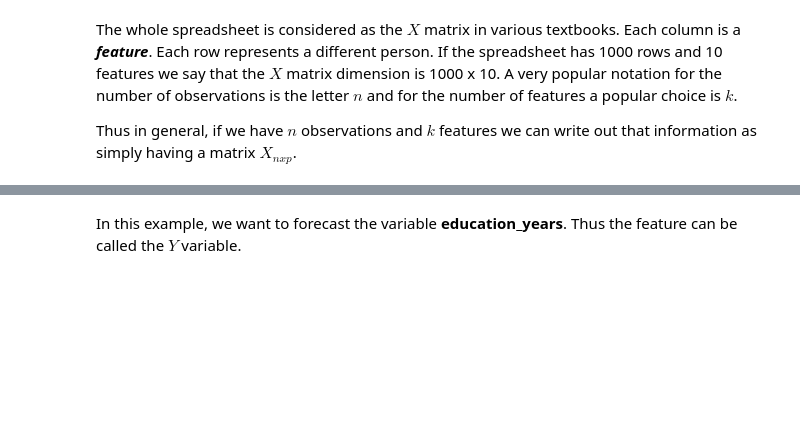
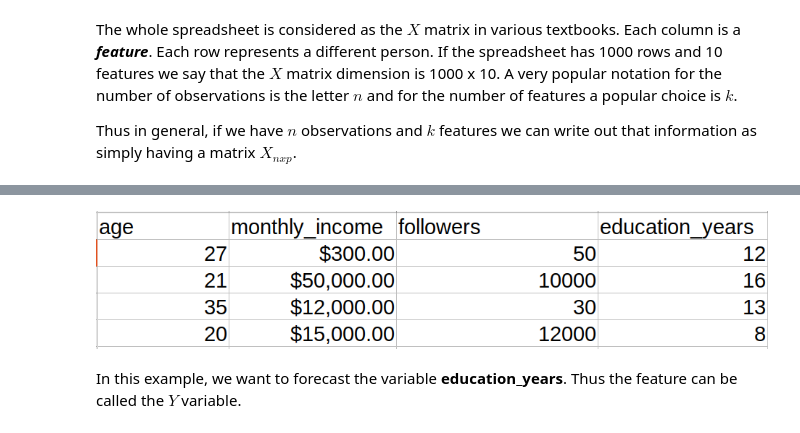
Before and after one commit to Eligijus112/book-ML-production, a Jupyter notebook: ML-book/ML-developers/ML-definitions.ipynb, the cells around one changed output, grey strips where cells are left out. Drawn from its saved outputs; the diff is of its cells as text; code cells hidden in the pictures; blank space fills up the shorter version.

```diff
--- a/ML-book/ML-developers/ML-definitions.ipynb
+++ b/ML-book/ML-developers/ML-definitions.ipynb
@@ -31,3 +47,7 @@ In machine learning we ussualy want to predict something. The feature which we w
+# %%
+display.Image("./spreadsheet2.png")
+# %% [output]
+[figure, added]
 # %% [markdown]
 In this example, we want to forecast the variable **education_years**. Thus the feature can be called the $Y$ variable.
 # %% [markdown]
```
Also changed, not shown: parts of 9 cells of this notebook.
